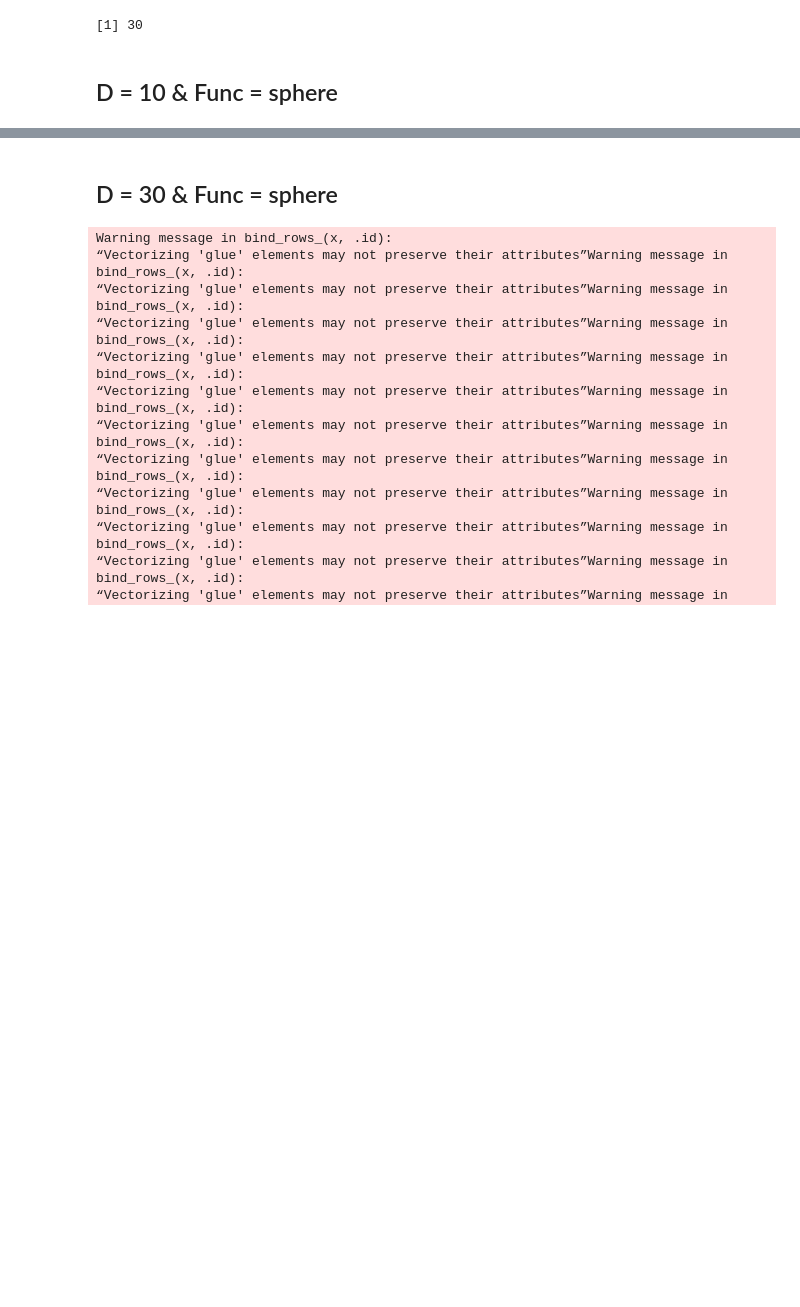
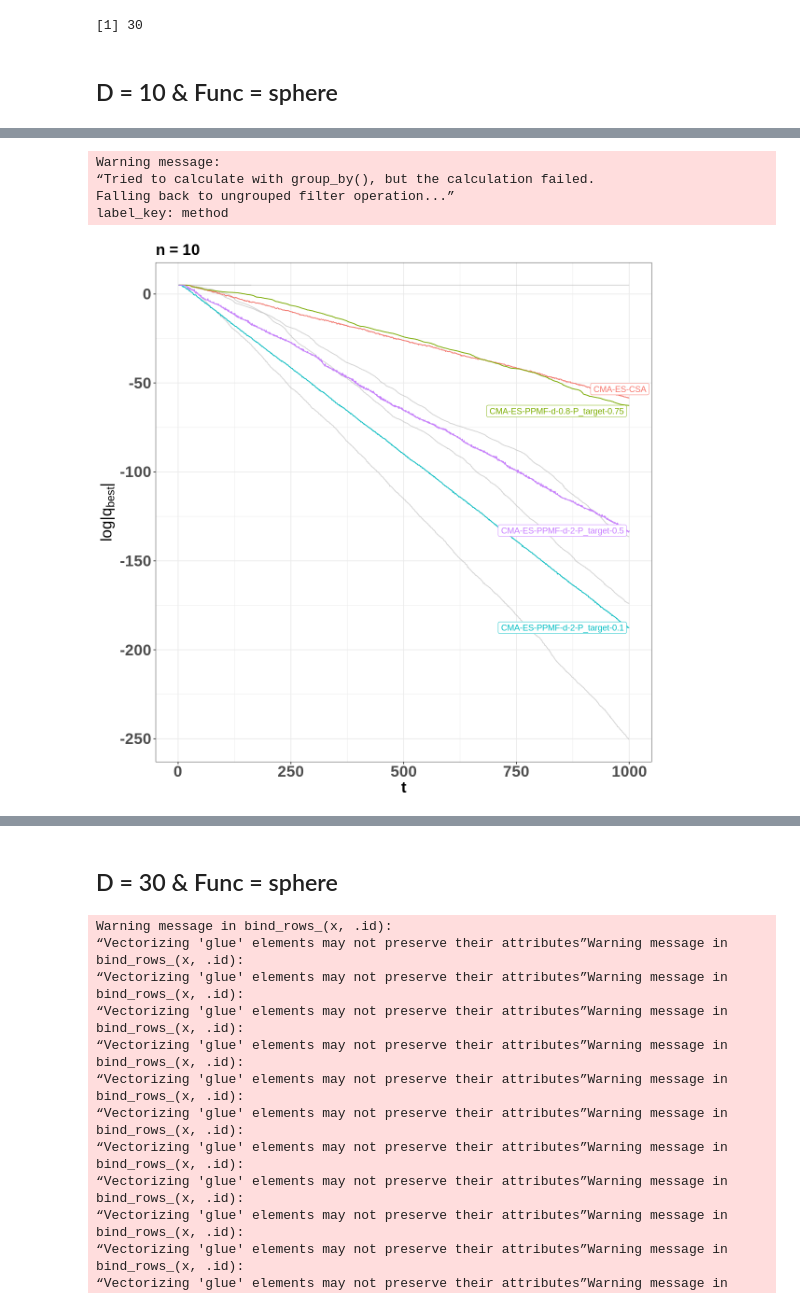
Before and after one commit to ewarchul/cma-es-exp, a Jupyter notebook: notebook/sigma-expth-optim.ipynb, the cells around one changed output, grey strips where cells are left out. Drawn from its saved outputs; the diff is of its cells as text; code cells hidden in the pictures; blank space fills up the shorter version.

```diff
--- a/notebook/sigma-expth-optim.ipynb
+++ b/notebook/sigma-expth-optim.ipynb
@@ -31,7 +45,8 @@ source(here::here("src", "alg-exp", "cma-es-expth.R"))
 source(here::here("src", "exp-utils.R"))
 source(here::here("src", "data-utils.R"))
 source(here::here("src", "plot-funcs.R"))
-source(here::here("src", "eval-funcs.R"))
+#source(here::here("src", "eval-funcs.R"))
+alog10 = . %>% abs() %>% log10()
 # %%
 eval_func =
     . %>% crossprod(.)
@@ -83,3 +116,27 @@ label_key: method
+# %%
+experiments_d10 %>%
+    dplyr::mutate(method = ifelse(method == "cma-es-csa", "CMA-ES-CSA", method)) %>%
+    dplyr::filter(t <= 1000, method %in% c("CMA-ES-CSA","CMA-ES-PPMF-d-2-P_target-0.5","CMA-ES-PPMF-d-0.1-P_target-0.95", "CMA-ES-PPMF-d-2-P_target-0.1",  "CMA-ES-PPMF-d-0.5-P_target-0.5" ,"CMA-ES-PPMF-d-2-P_target-0.95", "CMA-ES-PPMF-d-0.3-P_target-0.75", "CMA-ES-PPMF-d-0.5-P_target-0.75", "CMA-ES-PPMF-d-0.8-P_target-0.75")) %>%
+  #  dplyr::rename(Algorytm = method) %>%
+    value_plot(.f = alog10) +
+    gghighlight::gghighlight(method %in% c("CMA-ES-CSA","CMA-ES-PPMF-d-2-P_target-0.5", "CMA-ES-PPMF-d-2-P_target-0.1", "CMA-ES-PPMF-d-0.8-P_target-0.75"), use_direct_label = T) +
+    ggtitle("n = 10") +
+    ylab(latex2exp::TeX("$log|q_{best}|$")) +
+    xlab("t") +
+     theme(
+        plot.title = element_text(size = 20, face = "bold"),
+        axis.title = element_text(size = 20, face = "bold"),
+        axis.text = element_text(size = 20, face = "bold"),
+        legend.background=element_blank(),
+        legend.text = element_text(size = 20, face = "bold"),
+        legend.title = element_text(size = 20, face = "bold")
+    )
+# %% [output]
+Warning message:
+“Tried to calculate with group_by(), but the calculation failed.
+Falling back to ungrouped filter operation...”
+label_key: method
+[figure, added]
 # %%
 experiments_d10 %>%
     value_plot(.f = log10) +
```
Also changed, not shown: parts of 6 cells of this notebook.
